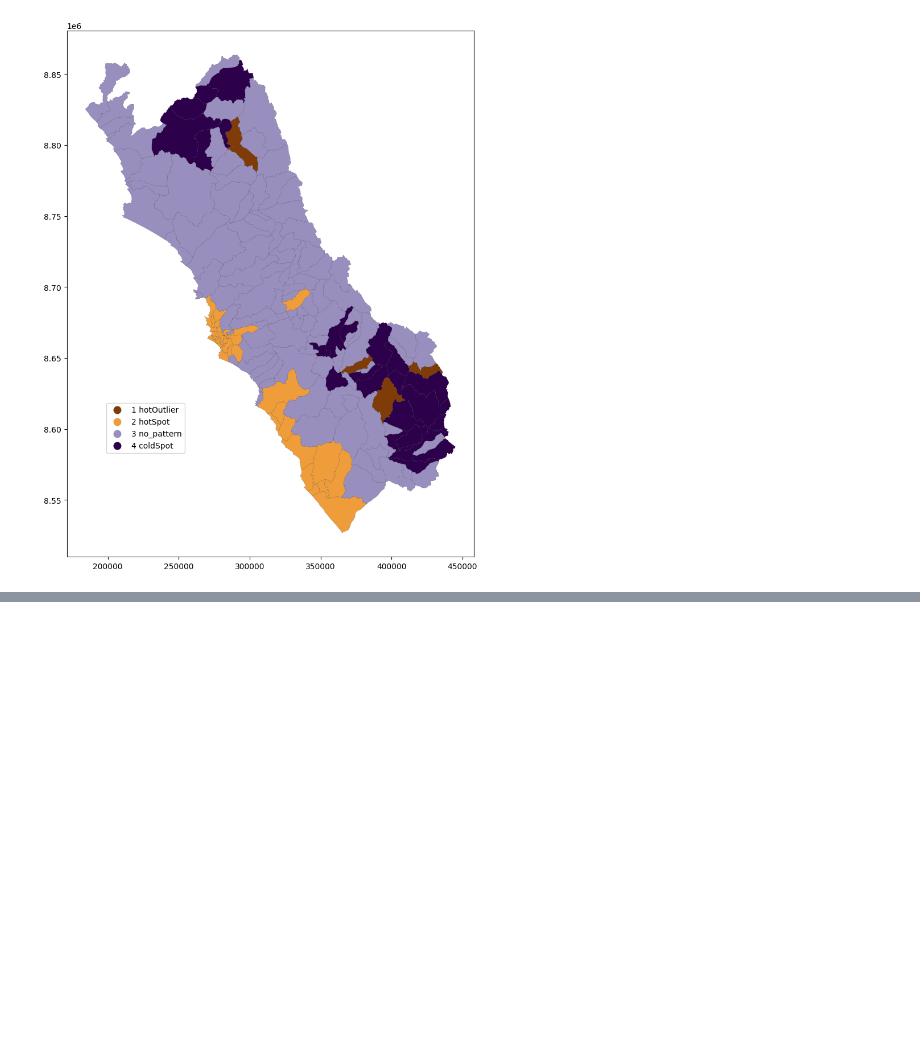
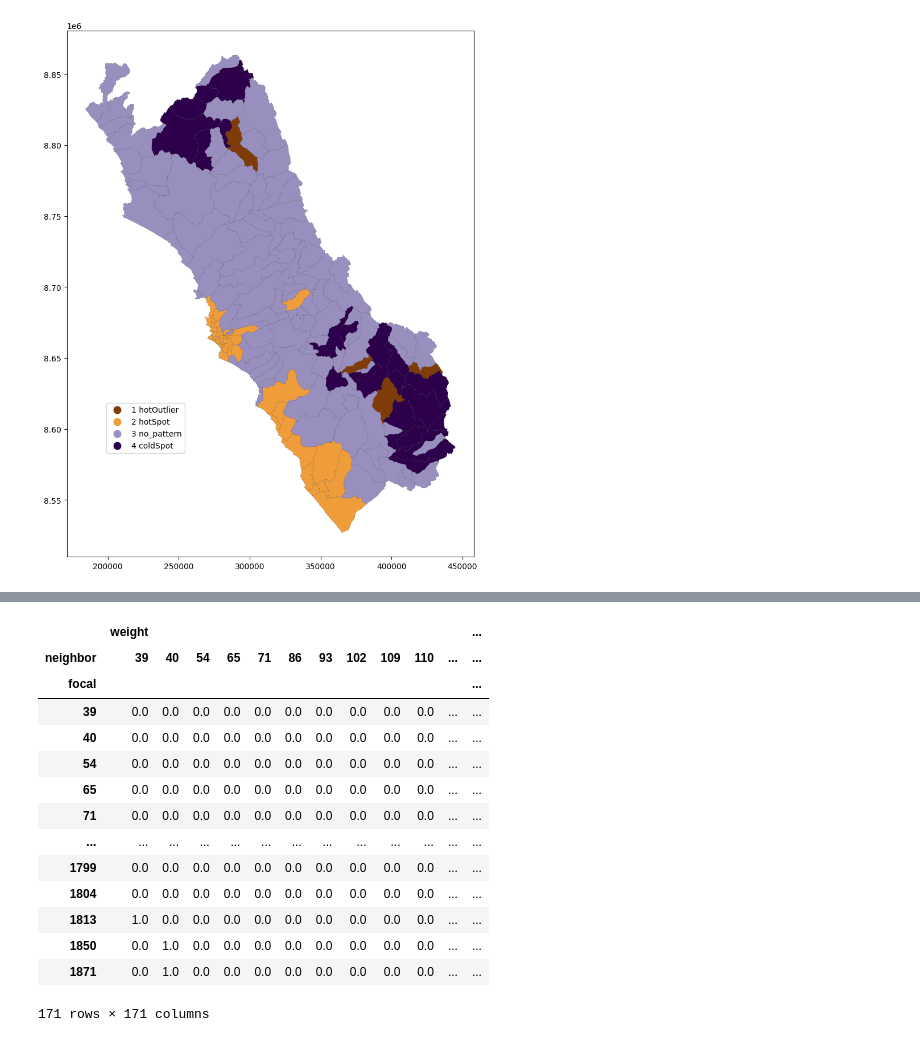
Before and after one commit to DACSS690C26/Homework_1, a Jupyter notebook: hm1.ipynb, the cells around one changed output, grey strips where cells are left out. Cells and saved outputs as stored; diff of their text form; code cells hidden in the pictures; blank space fills up the shorter version.

```diff
--- a/hm1.ipynb
+++ b/hm1.ipynb
@@ -47,8 +21,8 @@ Try using his data first and then go from there
 # %% [markdown]
 Try with US data first and work back from there
 # %%
-LinkPeru="https://github.com/DACSS-CSSmeths-summer/datafiles/raw/main/PeruMaps.gpkg"
-peru=gpd.read_file(LinkPeru,layer='good_geom')
+#LinkPeru="https://github.com/DACSS-CSSmeths-summer/datafiles/raw/main/PeruMaps.gpkg"
+peru=gpd.read_file(peru_link,layer='good_geom')
 # basic description
 #peru.info()
 
@@ -219,0 +216,27 @@ lima.plot(column='HS_lisa',
+# %%
+lima.representative_point()
+
+lima_reference_points=lima.representative_point()
+
+
+knn8_lima = Graph.build_knn(lima_reference_points, # GDF
+                                 k=8) # desired k
+
+knn8_lima_Matrix=toWideMatrix(knn8_lima)
+knn8_lima_Matrix
+# %% [output]
+|  | weight |  |  |  |  |  |  |  |  |  |  | ... |
+| neighbor | 39 | 40 | 54 | 65 | 71 | 86 | 93 | 102 | 109 | 110 | ... | ... |
+| focal |  |  |  |  |  |  |  |  |  |  |  | ... |
+| 39 | 0.0 | 0.0 | 0.0 | 0.0 | 0.0 | 0.0 | 0.0 | 0.0 | 0.0 | 0.0 | ... | ... |
+| 40 | 0.0 | 0.0 | 0.0 | 0.0 | 0.0 | 0.0 | 0.0 | 0.0 | 0.0 | 0.0 | ... | ... |
+| 54 | 0.0 | 0.0 | 0.0 | 0.0 | 0.0 | 0.0 | 0.0 | 0.0 | 0.0 | 0.0 | ... | ... |
+| 65 | 0.0 | 0.0 | 0.0 | 0.0 | 0.0 | 0.0 | 0.0 | 0.0 | 0.0 | 0.0 | ... | ... |
+| 71 | 0.0 | 0.0 | 0.0 | 0.0 | 0.0 | 0.0 | 0.0 | 0.0 | 0.0 | 0.0 | ... | ... |
+| ... | ... | ... | ... | ... | ... | ... | ... | ... | ... | ... | ... | ... |
+| 1799 | 0.0 | 0.0 | 0.0 | 0.0 | 0.0 | 0.0 | 0.0 | 0.0 | 0.0 | 0.0 | ... | ... |
+| 1804 | 0.0 | 0.0 | 0.0 | 0.0 | 0.0 | 0.0 | 0.0 | 0.0 | 0.0 | 0.0 | ... | ... |
+| 1813 | 1.0 | 0.0 | 0.0 | 0.0 | 0.0 | 0.0 | 0.0 | 0.0 | 0.0 | 0.0 | ... | ... |
+| 1850 | 0.0 | 1.0 | 0.0 | 0.0 | 0.0 | 0.0 | 0.0 | 0.0 | 0.0 | 0.0 | ... | ... |
+| 1871 | 0.0 | 1.0 | 0.0 | 0.0 | 0.0 | 0.0 | 0.0 | 0.0 | 0.0 | 0.0 | ... | ... |
+171 rows × 171 columns
```
Also changed, not shown: parts of 6 cells of this notebook.
